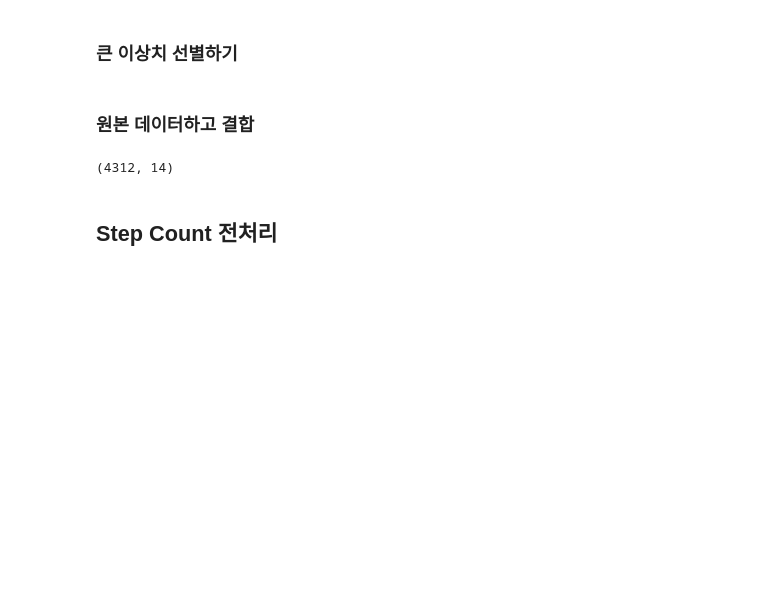
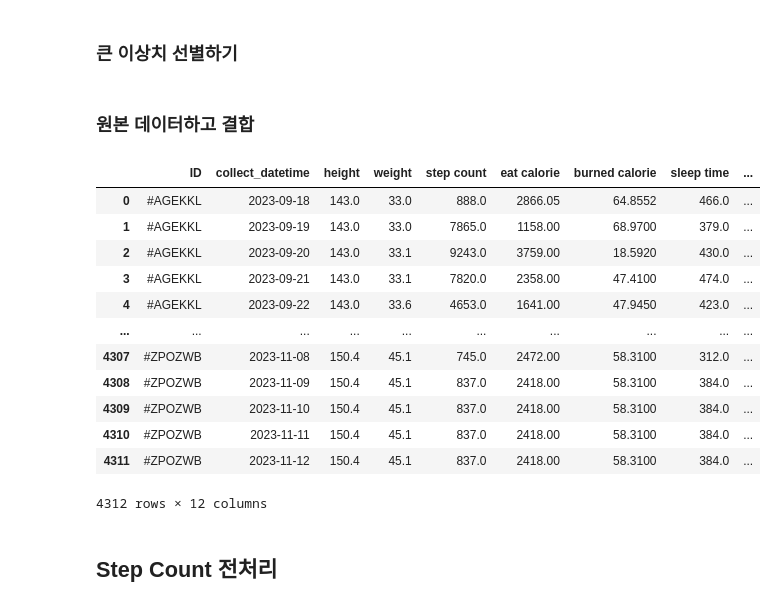
Before and after one commit to jfun28/Explainable_healthcareframework, a Jupyter notebook: 1.DatasetMake/0. 원본 시트로 만들기_제주초.ipynb, the cells around one changed output. Drawn from its saved outputs; the diff is of its cells as text; code cells hidden in the pictures; blank space fills up the shorter version.

```diff
--- a/1.DatasetMake/0. 원본 시트로 만들기_제주초.ipynb
+++ b/1.DatasetMake/0. 원본 시트로 만들기_제주초.ipynb
@@ -296,5 +425,6 @@ plt.show()
 # %%
 df_eat.loc[df_eat['eat calorie'] < 100, 'eat calorie'] = np.nan # 100 칼로리는 너무 적으므로 이상치로 널값으로 대체
+df_eat.loc[df_eat['eat calorie'] > 4000, 'eat calorie'] = np.nan # 100 칼로리는 너무 적으므로 이상치로 널값으로 대체
 
 df_eat['eat calorie']=df_eat['eat calorie']*3 # 권장 칼로리가 약 2200칼로리인데 대부분 941 칼로리로 대부분 미달인 상태 하루 한끼 내지 두끼만 기록된 것으로 보임
                                               # 따락서
@@ -372,2 +461,44 @@ for _, group in grouped:
+# %%
+from sklearn.preprocessing import MinMaxScaler
+import numpy as np
+import pandas as pd
+
+# 임계값 설정
+upper_calorie_threshold = 4000
+
+def MinMax_eatcalorie(df):
+   # 작업할 데이터프레임 복사
+   result = df.copy()
+
+   # 유효한 eat calorie 데이터 마스크
+   mask = result['eat calorie'].notna()
+
+   if mask.any():  # 유효한 데이터가 있는 경우만 처리
+       # 최대값 계산 (유효한 데이터만 사용)
+       valid_eat_calories = result.loc[mask, 'eat calorie']
+       max_val = valid_eat_calories.max()
+
+       # 임계값 초과 데이터 처리
+       over_threshold = (result['eat calorie'] > upper_calorie_threshold) & mask
+       if over_threshold.any() and max_val > upper_calorie_threshold:
+           # 스케일링 계산 (임시 변수로만 사용)
+           scaling_factor = (valid_eat_calories - upper_calorie_threshold) / (max_val - upper_calorie_threshold)
+
+           # 임계값 초과 데이터 처리 (원본 eat calorie 컬럼 값 직접 수정)
+           result.loc[over_threshold, 'eat calorie'] = upper_calorie_threshold * (1 + scaling_factor.loc[over_threshold])
+
+   return result
+
+# 메인 처리 부분
+df_total = pd.DataFrame()
+for _, group in grouped:
+   # MinMaxScaler 적용 및 임계값 처리
+   processed_group = MinMax_eatcalorie(group)
+
+   # 결과에 추가
+   df_total = pd.concat([df_total, processed_group], axis=0)
+
+# 인덱스 리셋
+df_total = df_total.reset_index(drop=True)
 # %% [markdown]
 ### 원본 데이터하고 결합
@@ -378,6 +505,18 @@ df_result = pd.merge(sorted_total_processor, df_total_merge, on=['ID','collect_d
-# %%
-df_result.shape
-# %% [output]
-(4312, 14)
+# %%
+df_total
+# %% [output]
+|  | ID | collect_datetime | height | weight | step count | eat calorie | burned calorie | sleep time | ... |
+| 0 | #AGEKKL | 2023-09-18 | 143.0 | 33.0 | 888.0 | 2866.05 | 64.8552 | 466.0 | ... |
+| 1 | #AGEKKL | 2023-09-19 | 143.0 | 33.0 | 7865.0 | 1158.00 | 68.9700 | 379.0 | ... |
+| 2 | #AGEKKL | 2023-09-20 | 143.0 | 33.1 | 9243.0 | 3759.00 | 18.5920 | 430.0 | ... |
+| 3 | #AGEKKL | 2023-09-21 | 143.0 | 33.1 | 7820.0 | 2358.00 | 47.4100 | 474.0 | ... |
+| 4 | #AGEKKL | 2023-09-22 | 143.0 | 33.6 | 4653.0 | 1641.00 | 47.9450 | 423.0 | ... |
+| ... | ... | ... | ... | ... | ... | ... | ... | ... | ... |
+| 4307 | #ZPOZWB | 2023-11-08 | 150.4 | 45.1 | 745.0 | 2472.00 | 58.3100 | 312.0 | ... |
+| 4308 | #ZPOZWB | 2023-11-09 | 150.4 | 45.1 | 837.0 | 2418.00 | 58.3100 | 384.0 | ... |
+| 4309 | #ZPOZWB | 2023-11-10 | 150.4 | 45.1 | 837.0 | 2418.00 | 58.3100 | 384.0 | ... |
+| 4310 | #ZPOZWB | 2023-11-11 | 150.4 | 45.1 | 837.0 | 2418.00 | 58.3100 | 384.0 | ... |
+| 4311 | #ZPOZWB | 2023-11-12 | 150.4 | 45.1 | 837.0 | 2418.00 | 58.3100 | 384.0 | ... |
+4312 rows × 12 columns
 # %% [markdown]
 ## Step Count 전처리
```
Also changed, not shown: parts of 62 cells of this notebook, 16 other files.
